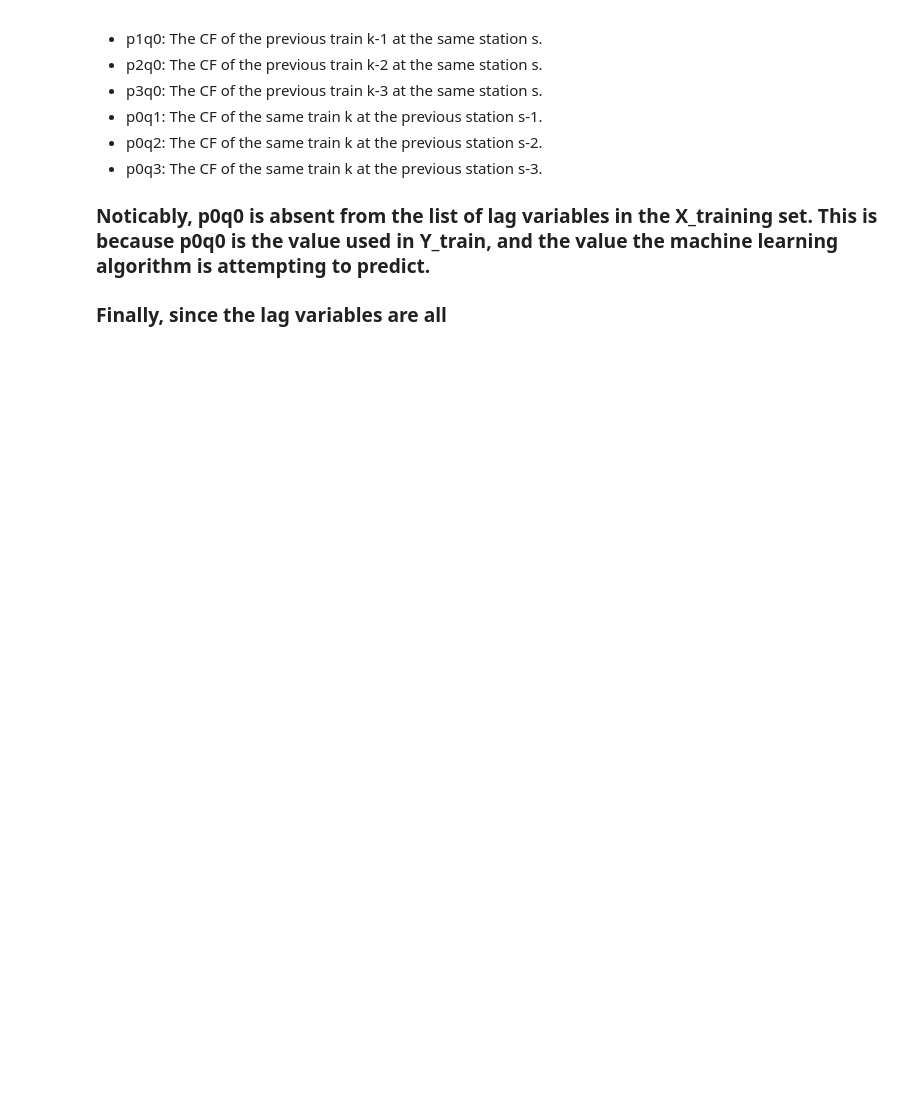
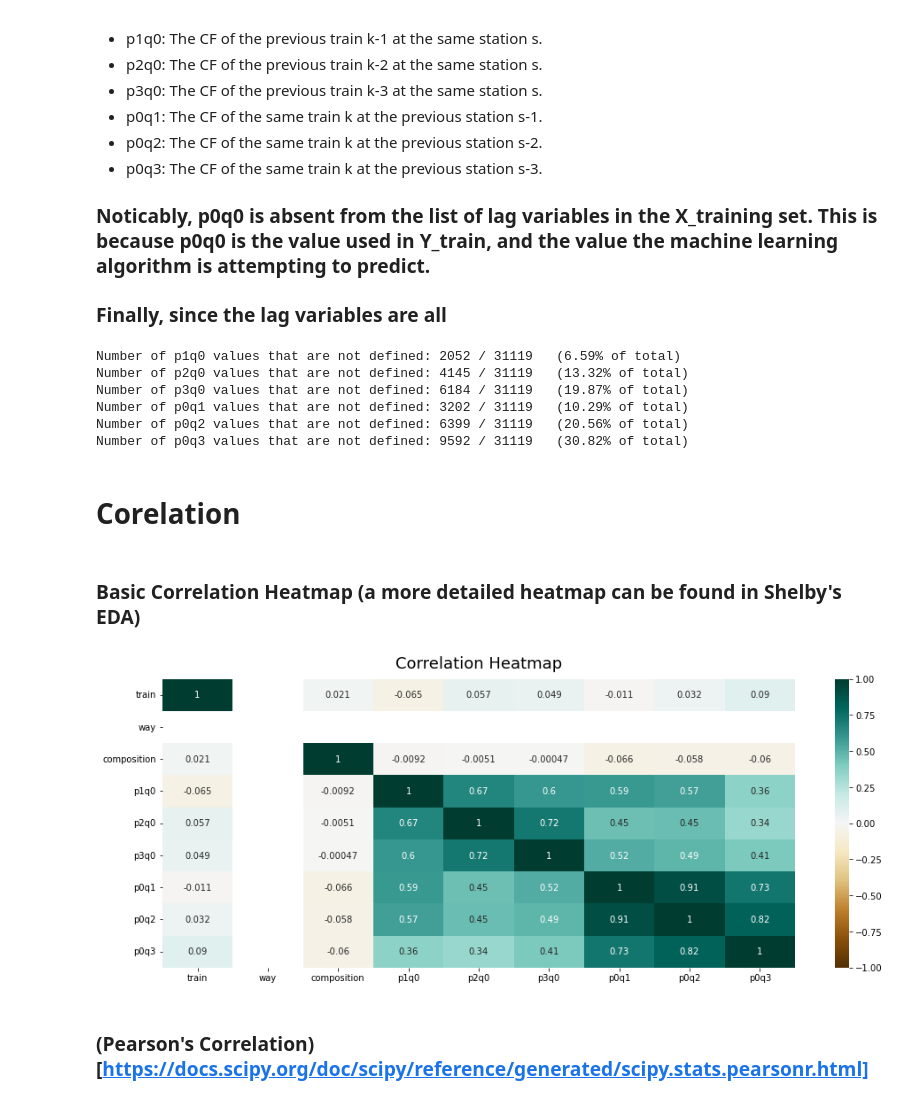
Before and after one commit to BlueMonkeyQ/Train-Forcasting, a Jupyter notebook: daniel_eda.ipynb, the cells around one changed output. Drawn from its saved outputs; the diff is of its cells as text; code cells hidden in the pictures; blank space fills up the shorter version.

```diff
--- a/daniel_eda.ipynb
+++ b/daniel_eda.ipynb
@@ -163,29 +176,29 @@ p3q0NAN = 0
 p0q1NAN = 0
 p0q2NAN = 0
 p0q3NAN = 0
-total = len(df["p1q0"])
+total = len(Xtrain["p1q0"])
 
-for i in df["p1q0"]:
+for i in Xtrain["p1q0"]:
     if math.isnan(i):
         p1q0NAN += 1
 
-for i in df["p2q0"]:
+for i in Xtrain["p2q0"]:
     if math.isnan(i):
         p2q0NAN += 1
 
-for i in df["p3q0"]:
+for i in Xtrain["p3q0"]:
     if math.isnan(i):
         p3q0NAN += 1
 
-for i in df["p0q1"]:
+for i in Xtrain["p0q1"]:
     if math.isnan(i):
         p0q1NAN += 1
 
-for i in df["p0q2"]:
+for i in Xtrain["p0q2"]:
     if math.isnan(i):
         p0q2NAN += 1
 
-for i in df["p0q3"]:
+for i in Xtrain["p0q3"]:
     if math.isnan(i):
         p0q3NAN += 1
 
@@ -195,3 +208,22 @@ print("Number of p3q0 values that are not defined: " + str(p3q0NAN) + " / " + st
 print("Number of p0q1 values that are not defined: " + str(p0q1NAN) + " / " + str(total) + "   (" + str(round((p0q1NAN / total * 100), 2)) + "% of total)")
 print("Number of p0q2 values that are not defined: " + str(p0q2NAN) + " / " + str(total) + "   (" + str(round((p0q2NAN / total * 100), 2)) + "% of total)")
 print("Number of p0q3 values that are not defined: " + str(p0q3NAN) + " / " + str(total) + "   (" + str(round((p0q3NAN / total * 100), 2)) + "% of total)")
+# %% [output]
+Number of p1q0 values that are not defined: 2052 / 31119   (6.59% of total)
+Number of p2q0 values that are not defined: 4145 / 31119   (13.32% of total)
+Number of p3q0 values that are not defined: 6184 / 31119   (19.87% of total)
+Number of p0q1 values that are not defined: 3202 / 31119   (10.29% of total)
+Number of p0q2 values that are not defined: 6399 / 31119   (20.56% of total)
+Number of p0q3 values that are not defined: 9592 / 31119   (30.82% of total)
+# %% [markdown]
+# Corelation
+# %% [markdown]
+### Basic Correlation Heatmap (a more detailed heatmap can be found in Shelby's EDA)
+# %%
+plt.figure(figsize=(16, 6))
+heatmap = sns.heatmap(Xtrain.corr(), vmin=-1, vmax=1, annot=True, cmap='BrBG')
+heatmap.set_title('Correlation Heatmap', fontdict={'fontsize':18}, pad=12);
+# %% [output]
+[figure, added]
+# %% [markdown]
+### (Pearson's Correlation)[https://docs.scipy.org/doc/scipy/reference/generated/scipy.stats.pearsonr.html]
```
Also changed, not shown: parts of 17 cells of this notebook, 1 other file.
